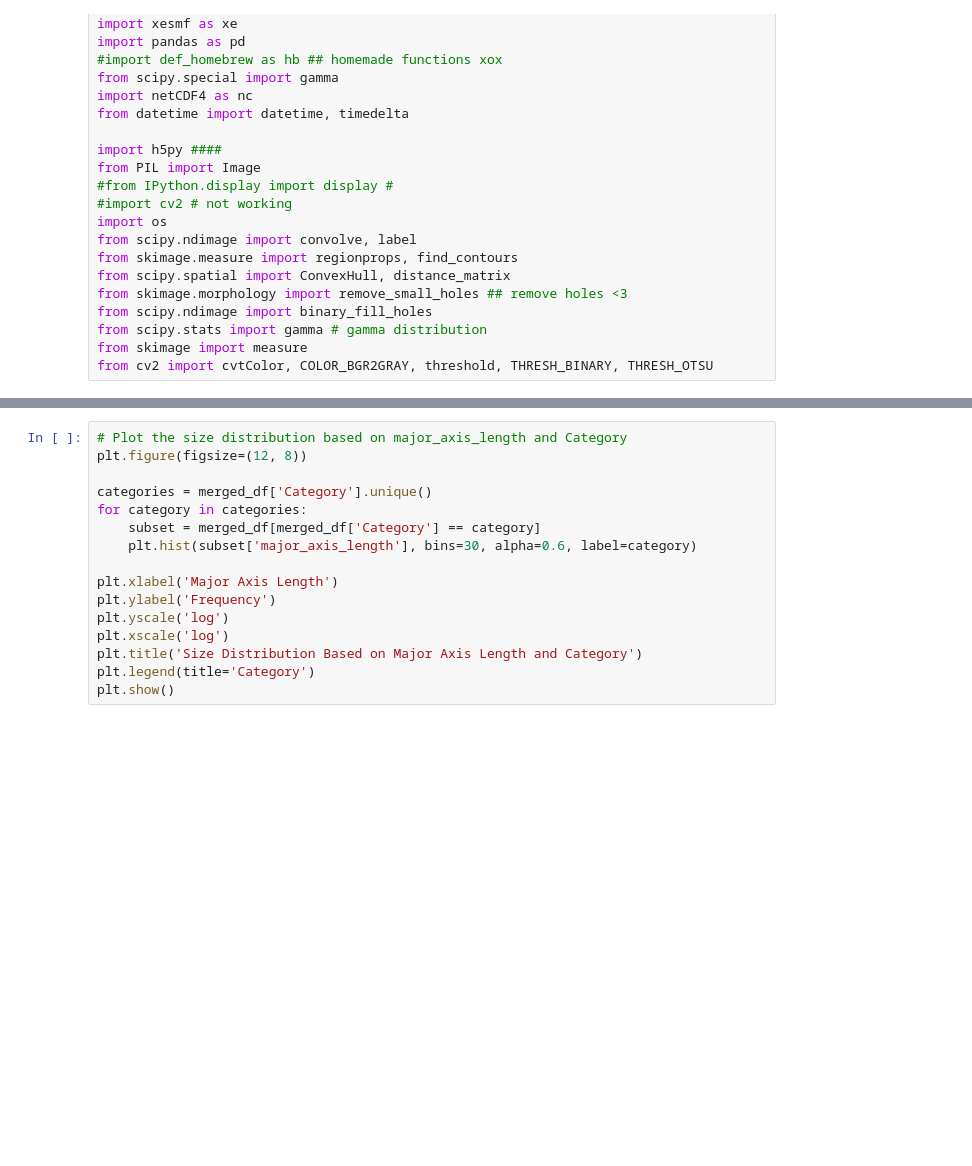
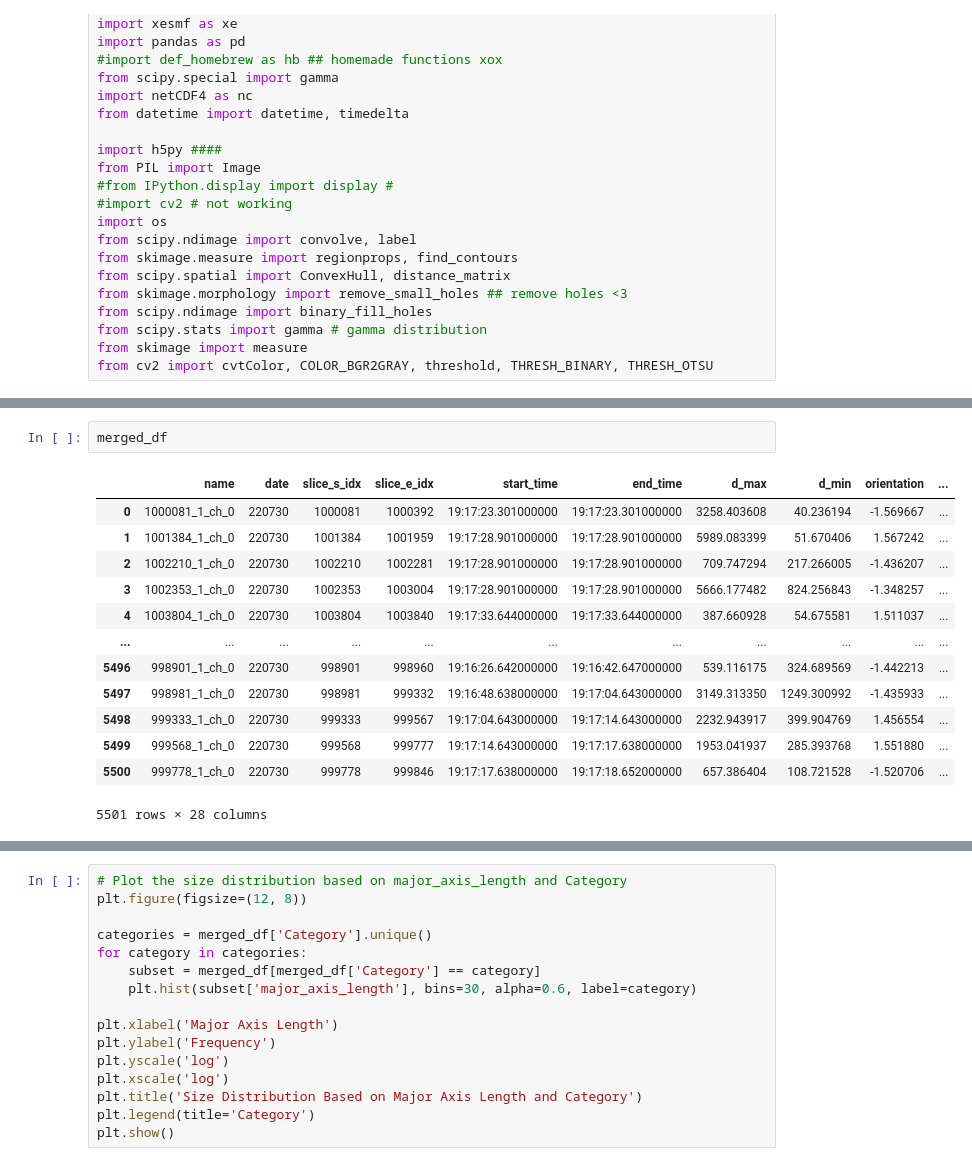
Before and after one commit to ezriri/2DS_code, a Jupyter notebook: Jaffeux-22/habit_predict_graph.ipynb, the cells around one changed output, grey strips where cells are left out. Drawn from its saved outputs; the diff is of its cells as text; blank space fills up the shorter version.

```diff
--- a/Jaffeux-22/habit_predict_graph.ipynb
+++ b/Jaffeux-22/habit_predict_graph.ipynb
@@ -79,3 +73,19 @@ print(merged_df)
+# %%
+merged_df
+# %% [output]
+|  | name | date | slice_s_idx | slice_e_idx | start_time | end_time | d_max | d_min | orientation | ... |
+| 0 | 1000081_1_ch_0 | 220730 | 1000081 | 1000392 | 19:17:23.301000000 | 19:17:23.301000000 | 3258.403608 | 40.236194 | -1.569667 | ... |
+| 1 | 1001384_1_ch_0 | 220730 | 1001384 | 1001959 | 19:17:28.901000000 | 19:17:28.901000000 | 5989.083399 | 51.670406 | 1.567242 | ... |
+| 2 | 1002210_1_ch_0 | 220730 | 1002210 | 1002281 | 19:17:28.901000000 | 19:17:28.901000000 | 709.747294 | 217.266005 | -1.436207 | ... |
+| 3 | 1002353_1_ch_0 | 220730 | 1002353 | 1003004 | 19:17:28.901000000 | 19:17:28.901000000 | 5666.177482 | 824.256843 | -1.348257 | ... |
+| 4 | 1003804_1_ch_0 | 220730 | 1003804 | 1003840 | 19:17:33.644000000 | 19:17:33.644000000 | 387.660928 | 54.675581 | 1.511037 | ... |
+| ... | ... | ... | ... | ... | ... | ... | ... | ... | ... | ... |
+| 5496 | 998901_1_ch_0 | 220730 | 998901 | 998960 | 19:16:26.642000000 | 19:16:42.647000000 | 539.116175 | 324.689569 | -1.442213 | ... |
+| 5497 | 998981_1_ch_0 | 220730 | 998981 | 999332 | 19:16:48.638000000 | 19:17:04.643000000 | 3149.313350 | 1249.300992 | -1.435933 | ... |
+| 5498 | 999333_1_ch_0 | 220730 | 999333 | 999567 | 19:17:04.643000000 | 19:17:14.643000000 | 2232.943917 | 399.904769 | 1.456554 | ... |
+| 5499 | 999568_1_ch_0 | 220730 | 999568 | 999777 | 19:17:14.643000000 | 19:17:17.638000000 | 1953.041937 | 285.393768 | 1.551880 | ... |
+| 5500 | 999778_1_ch_0 | 220730 | 999778 | 999846 | 19:17:17.638000000 | 19:17:18.652000000 | 657.386404 | 108.721528 | -1.520706 | ... |
+5501 rows × 28 columns
 # %%
 ## very simple bar graph of all potential habits
 habits = merged_df['Category'].value_counts() # Count the occurrences of each particle label
```
Also changed, not shown: parts of 6 cells of this notebook, 2 other files.
